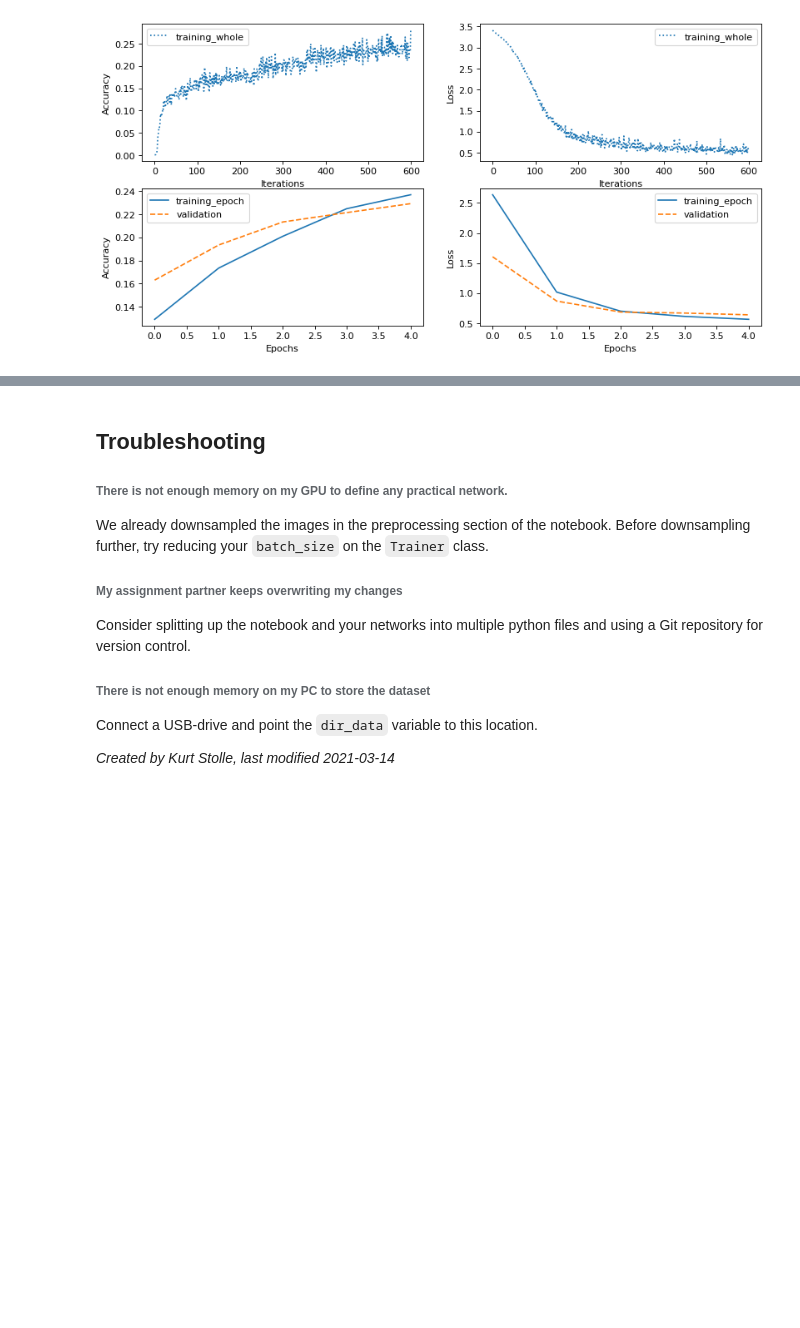
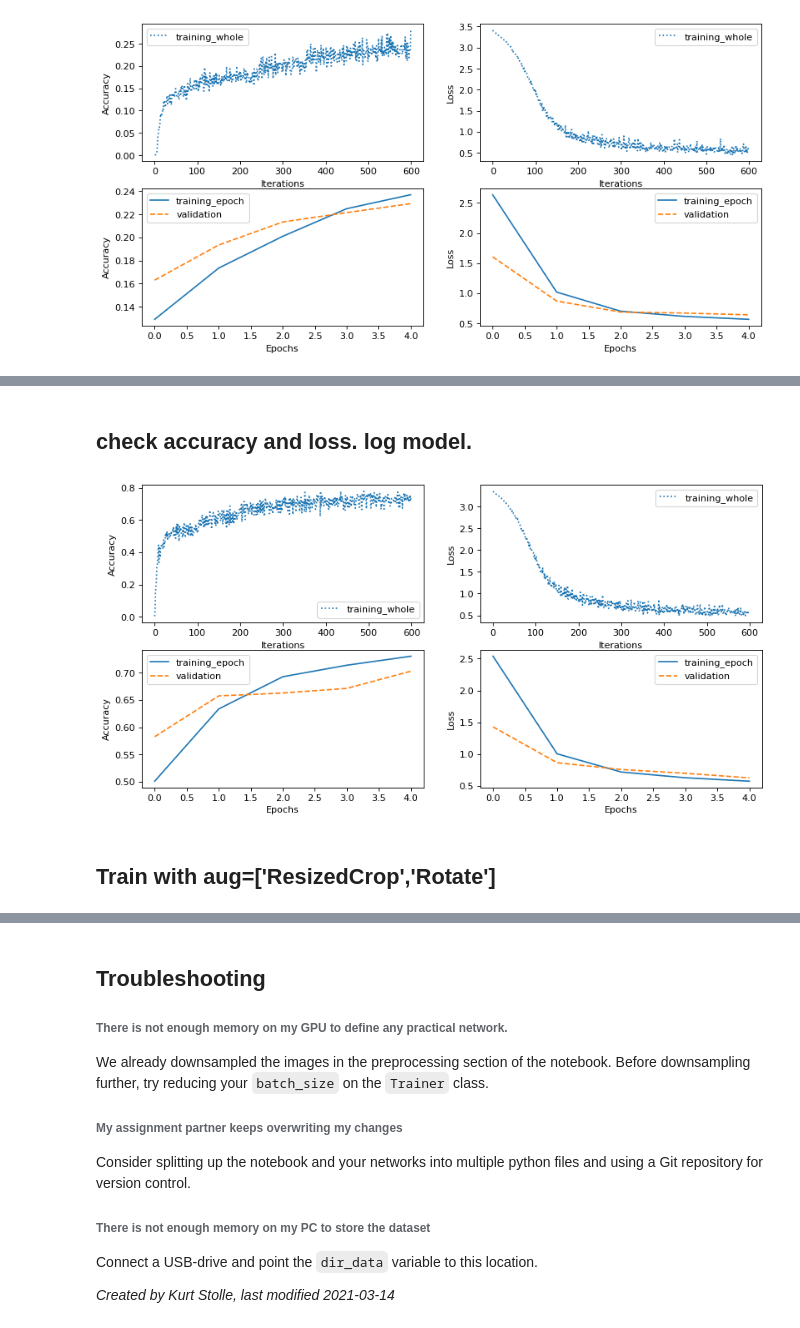
Before and after one commit to BulbasaurG/5LSM0-Assignment-4-CityScape, a Jupyter notebook: Assignment_4_Cityscapes_(L_Jiang&D_Guo).ipynb, the cells around one changed output, grey strips where cells are left out. Drawn from its saved outputs; the diff is of its cells as text; code cells hidden in the pictures; blank space fills up the shorter version.

Commit message:
feat: add results of augmentations

```diff
--- a/Assignment_4_Cityscapes_(L_Jiang&D_Guo).ipynb
+++ b/Assignment_4_Cityscapes_(L_Jiang&D_Guo).ipynb
@@ -313,7 +316,7 @@ class CityscapesDataset(Dataset):
         if mask is None:
             return img, None
 
-        if random.random()>0.5 and len(self.aug)>0: # data augmentation with possibility=0.5
+        if random.random()>0.2 and len(self.aug)>0: # data augmentation with possibility=0.5
             if 'HFlip' in self.aug:
                 img = TF.hflip(img)
                 mask = TF.hflip(mask)
@@ -747,7 +743,7 @@ from UNetBaseline.initialize_weights_baseline import initialize_weights_baseline
 
 # Create one instance of the CityscapesDataset for each split type
 ds_split_UNet_bl = {
-    name:CityscapesDataset(os.path.join(dir_input_pp, name), os.path.join(dir_truth_pp, name), sample_size, classes, aug=['HFlip','GaussianBlur'])
+    name:CityscapesDataset(os.path.join(dir_input_pp, name), os.path.join(dir_truth_pp, name), sample_size, classes, aug=['Rotate'])
     for name in ("train", "val", "test")
 }
 
@@ -1438,0 +1413,16 @@ plot_train_val(df_train_shallow, df_val_shallow,trainer_unet_baseline)
+# %%
+# train model 1 with augmentation aug=['Brightness'] only
+
+# Model 1 shallow UNet
+from Model1.shallow_uNet import shallow_UNet
+from Model1.initialize_weights_baseline import initialize_weights_baseline
+
+model_shallow_unet = shallow_UNet(3,len(classes))
+# Train the passthrough network
+print("Training process for shallow_UNet with aug=['Brightness']...")
+model_shallow_unet.apply(initialize_weights_baseline)
+trainer_unet_baseline = Trainer(model_shallow_unet, ds_split_aug4_shallow,epochs=5, batch_size=25)
+
+# use IoU rather than iIoU
+mit_bias = False
+df_train_shallow, df_val_shallow = trainer_unet_baseline.fit()
@@ -1438,0 +1470,52 @@ plot_train_val(df_train_shallow, df_val_shallow,trainer_unet_baseline)
+# %% [markdown]
+## check accuracy and loss. log model.
+# %%
+import time
+import log_train_val
+# save shallow UNet model
+log_time = time.strftime('%d-%m-%Y-%H-%M-%S',time.localtime())
+model_root_dir = os.path.abspath('/content/drive/MyDrive/TUe/CNN4CV/Assignment4_CityScapes/Model1')
+model_save_name = f'shallow_unet_{log_time}.pt'
+torch.save(model_shallow_unet,f'{model_root_dir}/{model_save_name}')
+
+
+def plot_train_val(df_train,df_val,trainer):
+  train_acc = df_train.groupby('epoch')['accuracy'].mean()
+  train_loss = df_train.groupby('epoch')['loss'].mean()
+
+  fig=plt.figure(figsize=(12, 6), dpi= 80, facecolor='w', edgecolor='k')
+  ax = plt.subplot(2,2,1)
+  ax.plot(range(len(df_train)),df_train['accuracy'],label='training_whole',linestyle=':')
+  ax.legend()
+  ax.set_ylabel('Accuracy')
+  ax.set_xlabel('Iterations')
+
+  ax = plt.subplot(2,2,2)
+  ax.plot(range(len(df_train)),df_train['loss'],label='training_whole',linestyle=':')
+  ax.set_ylabel('Loss')
+  ax.set_xlabel('Iterations')
+  ax.legend()
+
+  ax = plt.subplot(2,2,3)
+  ax.plot(range(trainer.epochs), train_acc,label='training_epoch')
+  ax.plot(range(trainer.epochs), df_val['accuracy'], label="validation",linestyle='--')
+  ax.legend()
+  ax.set_ylabel('Accuracy')
+  ax.set_xlabel('Epochs')
+
+  ax = plt.subplot(2,2,4)
+  ax.plot(range(trainer.epochs), train_loss,label='training_epoch')
+  ax.plot(range(trainer.epochs), df_val['loss'], label="validation",linestyle='--')
+  ax.set_ylabel('Loss')
+  ax.set_xlabel('Epochs')
+  ax.legend()
+
+  plt.show()
+
+# test log and plot for df_train and df_val
+log_train_val.log_train_val(df_train_shallow, df_val_shallow,"shallow_unet_B",model_root_dir)
+plot_train_val(df_train_shallow, df_val_shallow,trainer_unet_baseline)
+# %% [output]
+[figure, added]
+# %% [markdown]
+## Train with aug=['ResizedCrop','Rotate']
```
Also changed, not shown: parts of 28 cells of this notebook.
